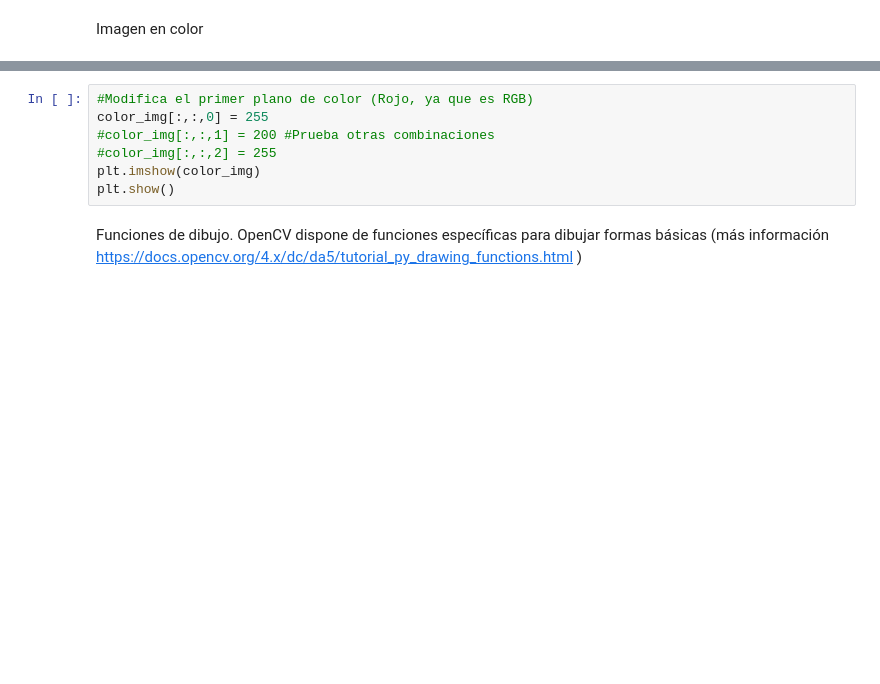
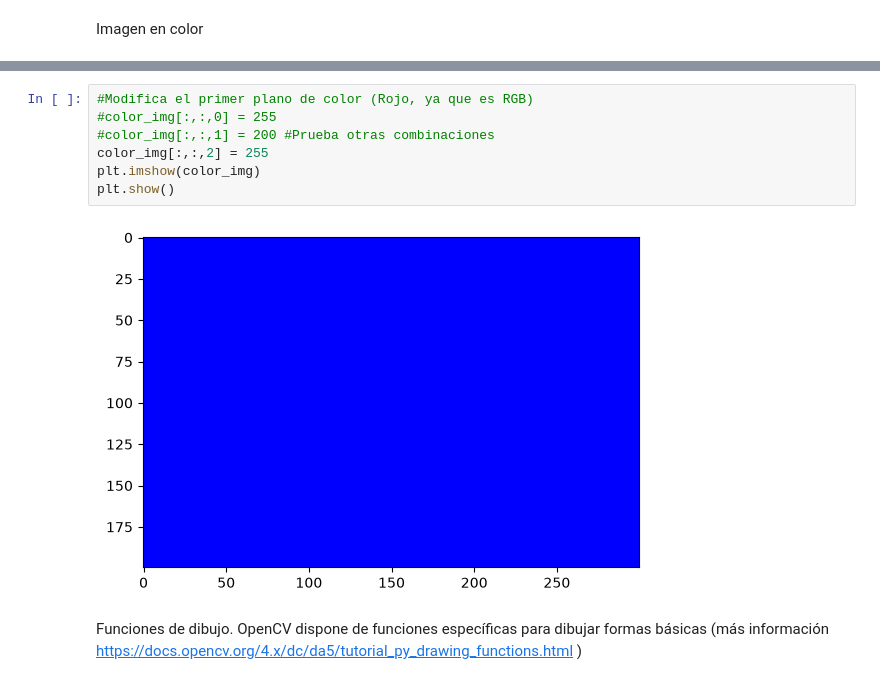
Before and after one commit to YoelRuso/VC_P1, a Jupyter notebook: VC_P1.ipynb, the cells around one changed output, grey strips where cells are left out. Drawn from its saved outputs; the diff is of its cells as text; blank space fills up the shorter version.

```diff
--- a/VC_P1.ipynb
+++ b/VC_P1.ipynb
@@ -169,10 +187,12 @@ plt.show()
 # %%
 #Modifica el primer plano de color (Rojo, ya que es RGB)
-color_img[:,:,0] = 255
+#color_img[:,:,0] = 255
 #color_img[:,:,1] = 200 #Prueba otras combinaciones
-#color_img[:,:,2] = 255
+color_img[:,:,2] = 255
 plt.imshow(color_img)
 plt.show()
+# %% [output]
+[figure, added]
 # %% [markdown]
 Funciones de dibujo.
 OpenCV dispone de funciones específicas para dibujar formas básicas (más información https://docs.opencv.org/4.x/dc/da5/tutorial_py_drawing_functions.html )
```
Also changed, not shown: parts of 12 cells of this notebook, 1 other file.
